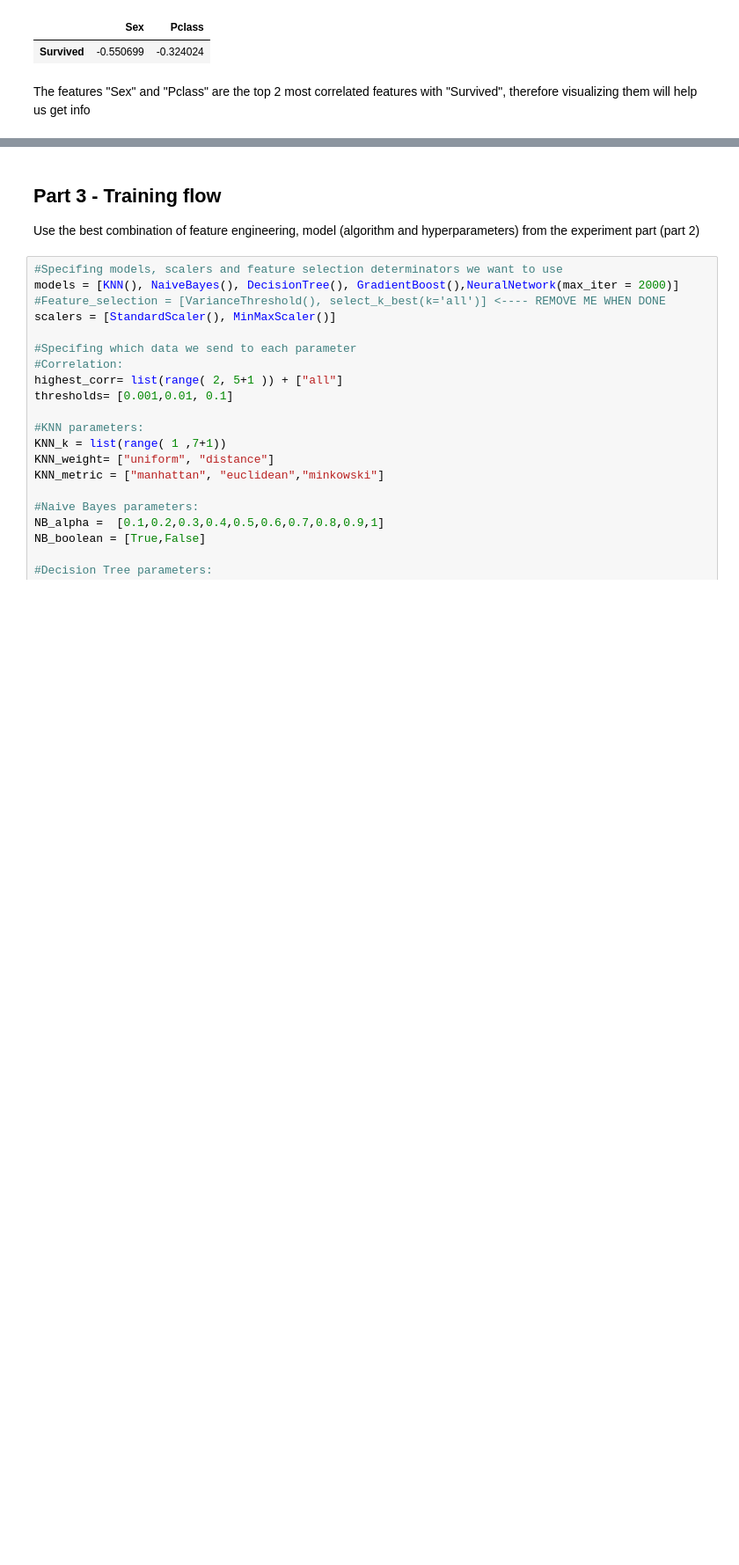
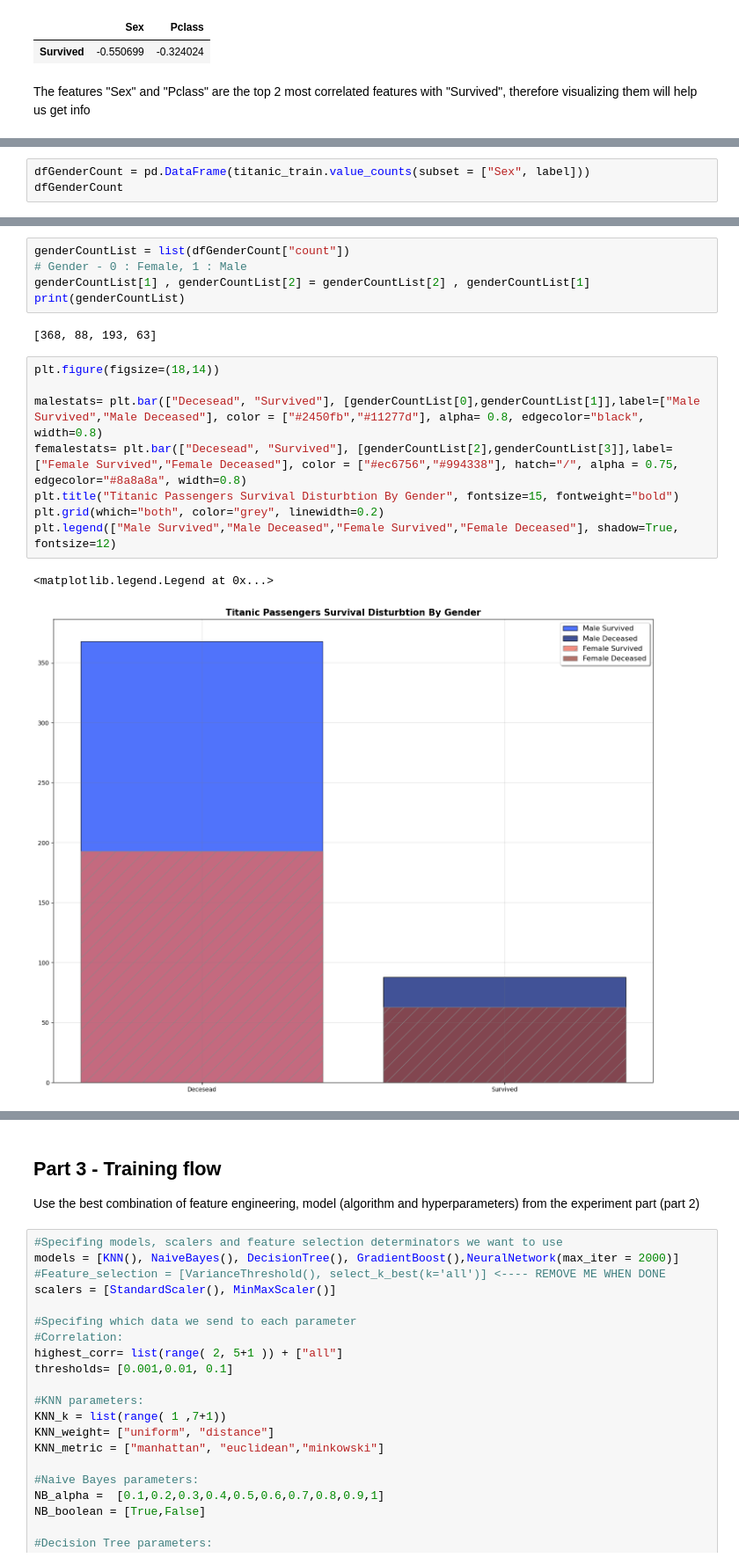
Before and after one commit to David-Saadia/supervised-learning-flow-SoloBranch, a Jupyter notebook: supervised_learning_flow.ipynb, the cells around one changed output, grey strips where cells are left out. Shown at 88% size. Drawn from its saved outputs; the diff is of its cells as text; blank space fills up the shorter version.

```diff
--- a/supervised_learning_flow.ipynb
+++ b/supervised_learning_flow.ipynb
@@ -175,0 +163,3 @@ plt.show()
+# %%
+dfGenderCount = pd.DataFrame(titanic_train.value_counts(subset = ["Sex", label]))
+dfGenderCount
@@ -176 +173,19 @@ plt.show()
+# %%
+genderCountList = list(dfGenderCount["count"])
+# Gender - 0 : Female, 1 : Male
+genderCountList[1] , genderCountList[2] = genderCountList[2] , genderCountList[1]
+print(genderCountList)
+# %% [output]
+[368, 88, 193, 63]
+# %%
+plt.figure(figsize=(18,14))
+
+malestats= plt.bar(["Decesead", "Survived"], [genderCountList[0],genderCountList[1]],label=["Male Survived","Male Deceased"], color = ["#2450fb","#11277d"], alpha= 0.8, edgecolor="black", width=0.8)
+femalestats= plt.bar(["Decesead", "Survived"], [genderCountList[2],genderCountList[3]],label= ["Female Survived","Female Deceased"], color = ["#ec6756","#994338"], hatch="/", alpha = 0.75, edgecolor="#8a8a8a", width=0.8)
+plt.title("Titanic Passengers Survival Disturbtion By Gender", fontsize=15, fontweight="bold")
+plt.grid(which="both", color="grey", linewidth=0.2)
+plt.legend(["Male Survived","Male Deceased","Female Survived","Female Deceased"], shadow=True, fontsize=12)
+# %% [output]
+<matplotlib.legend.Legend at 0x...>
+[figure, added]
 # %% [markdown]
```
Also changed, not shown: parts of 16 cells of this notebook.
